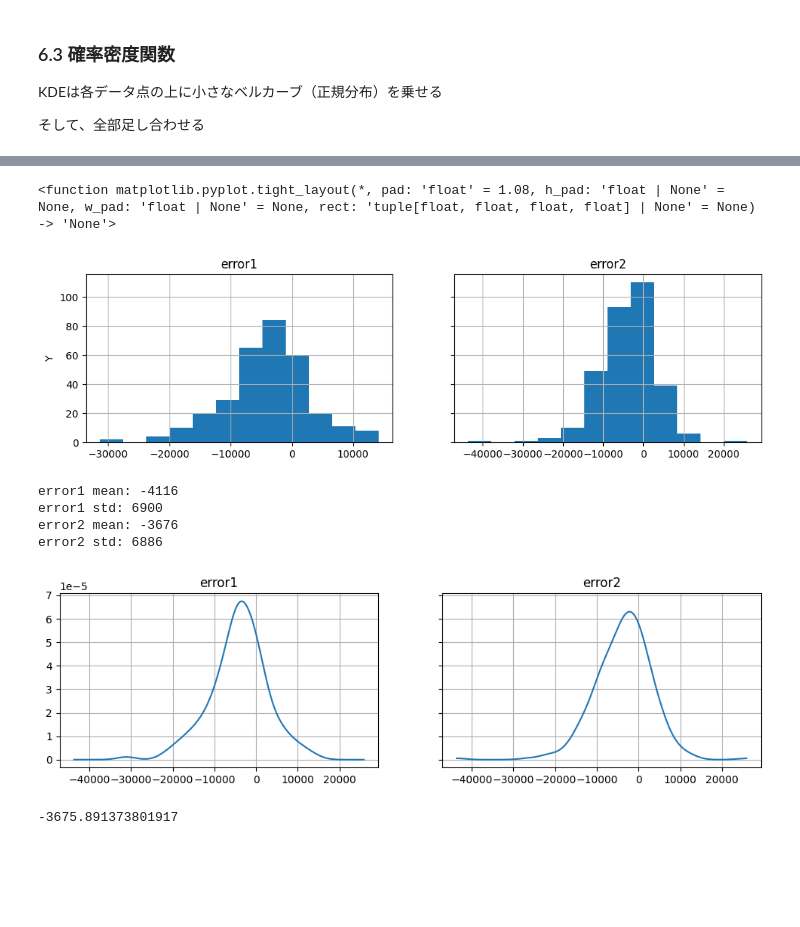
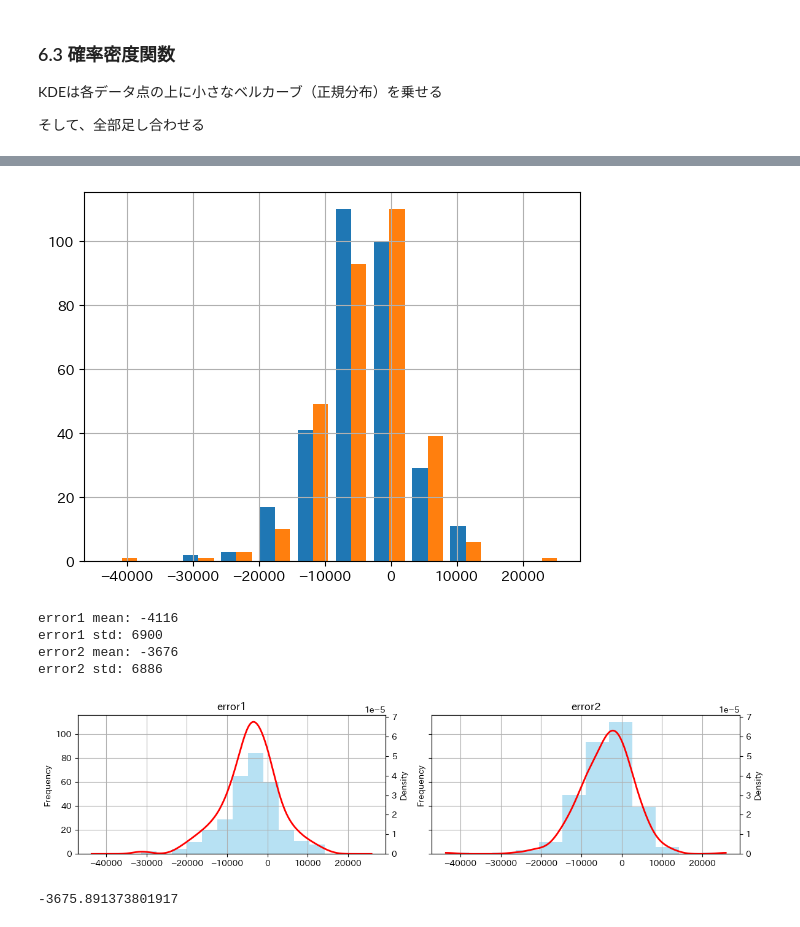
Before and after one commit to HiroshiATakano/ThinkBayes, a Jupyter notebook: 6. 決定分析.ipynb, the cells around one changed output, grey strips where cells are left out. Saved outputs shown, nothing was run; the diff lists cells and outputs as text; code cells hidden in the pictures; blank space fills up the shorter version.

```diff
--- a/6. 決定分析.ipynb
+++ b/6. 決定分析.ipynb
@@ -222,41 +608,27 @@ $ P(error) $
 # %%
 # errorを作る
 
 error1 = price_data3["Bid1"] - price_data3["Showcase1"]
 error2 = price_data3["Bid2"] - price_data3["Showcase2"]
 
 x_min = min(min(error1), min(error2))
 x_max = max(max(error1), max(error2))
+
+x = np.linspace(x_min,x_max,1000)
 
 # ヒストグラムを見る
 
 y_data = [
     error1,
     error2
 ]
 
 titles = ["error1", "error2"]
 
-fig, axes = plt.subplots(
-    nrows=1,
-    ncols = len(y_data),
-    figsize = (12,3),
-    sharey=True
-)
-
-
-
-for ax, y, title in zip(axes, y_data, titles):
-
-    ax.hist(y, bins=12)
-    ax.set_title(title)
-    ax.grid(True)
-
-axes[0].set_ylabel("Y")
-plt.tight_layout
+plt.hist(y_data, bins=12)
+plt.grid(True)
 # %% [output]
-<function matplotlib.pyplot.tight_layout(*, pad: 'float' = 1.08, h_pad: 'float | None' = None, w_pad: 'float | None' = None, rect: 'tuple[float, float, float, float] | None' = None) -> 'None'>
-[figure, old version]
+[figure, new version]
 # %%
 fig, axes = plt.subplots(
     nrows=1,
@@ -265,25 +637,43 @@ fig, axes = plt.subplots(
     sharey=True
 )
 
+# y_dataが一つだけの場合への対策
+if len(y_data) == 1:
+    axes = [axes]
 
 titles = ["error1", "error2"]
 x = np.linspace(x_min,x_max,1000)
 
-for ax, y, title in zip(axes, y_data, titles):
+kmax = max(gaussian_kde(y)(x).max() for y in y_data)
+
+for ax1, y, title in zip(axes, y_data, titles):
 
     kde = gaussian_kde(y)
-    ax.plot(x,kde(x))
-    ax.set_title(title)
-    ax.grid(True)
+
+
+    ax1.hist(y, bins=12, alpha=0.6, color="skyblue")
+    ax1.set_ylabel("Frequency")
+    ax1.grid(True)
+
+    ax2 = ax1.twinx()
+    ax2.plot(x,kde(x), color="red", linewidth=2)
+    ax2.set_ylabel("Density")
+
+    ax2.set_ylim(0, kmax*1.05)
+
+    ax1.set_title(title)
+
 
     print(f'{title} mean: {y.mean():.0f}')
     print(f'{title} std: {y.std():.0f}')
+
+plt.tight_layout()
 # %% [output]
 error1 mean: -4116
 error1 std: 6900
 error2 mean: -3676
 error2 std: 6886
-[figure, old version]
+[figure, new version]
 # %%
 error2.mean()
 # %% [output]
```
Also changed, not shown: parts of 81 cells of this notebook, 3 other files.
